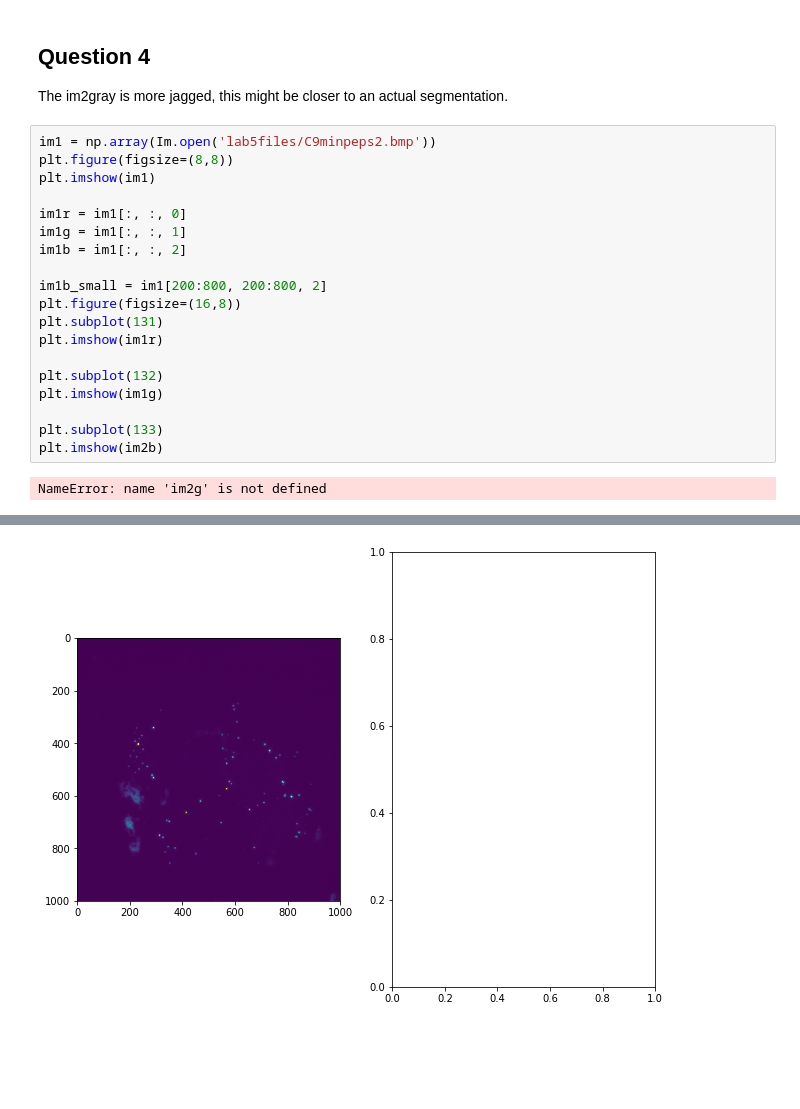
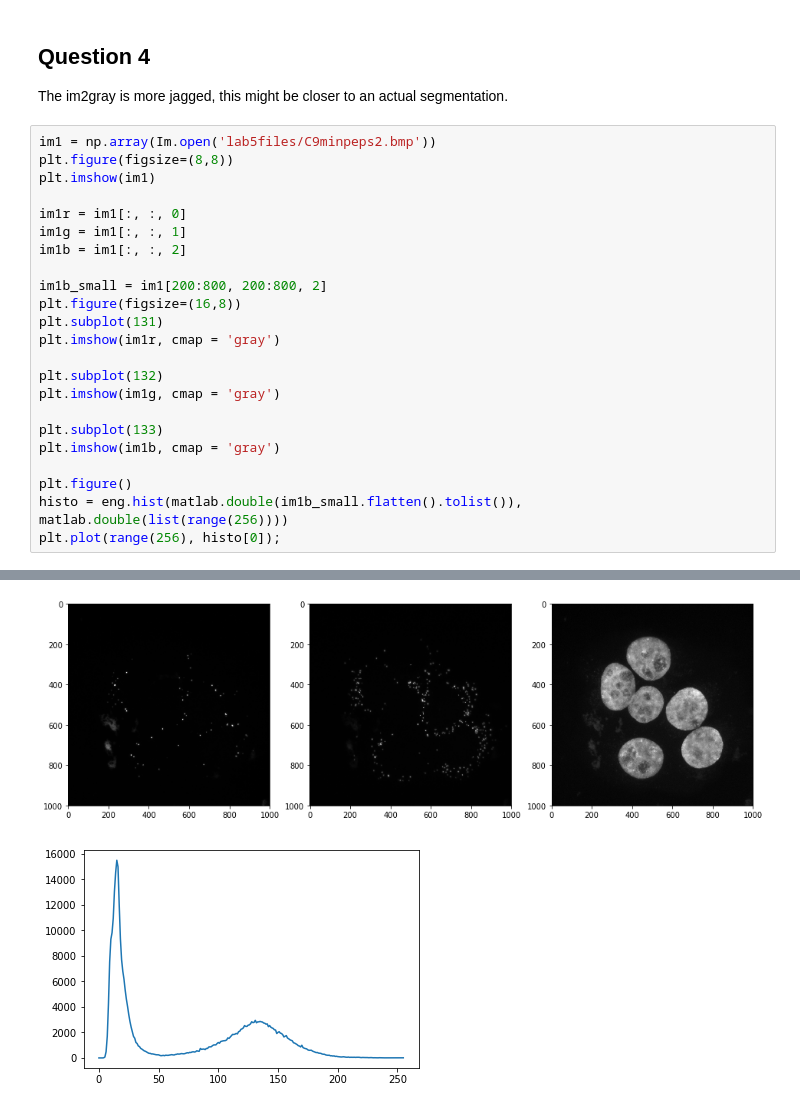
Before and after one commit to NaabZer/tsbb08-labs, a Jupyter notebook: lab5/lab5.ipynb, the cells around one changed output, grey strips where cells are left out. Drawn from its saved outputs; the diff is of its cells as text; blank space fills up the shorter version.

```diff
--- a/lab5/lab5.ipynb
+++ b/lab5/lab5.ipynb
@@ -78,23 +78,27 @@ The im2gray is more jagged, this might be closer to an actual segmentation.
 # %%
 im1 = np.array(Im.open('lab5files/C9minpeps2.bmp'))
 plt.figure(figsize=(8,8))
 plt.imshow(im1)
 
 im1r = im1[:, :, 0]
 im1g = im1[:, :, 1]
 im1b = im1[:, :, 2]
 
 im1b_small = im1[200:800, 200:800, 2]
 plt.figure(figsize=(16,8))
 plt.subplot(131)
-plt.imshow(im1r)
+plt.imshow(im1r, cmap = 'gray')
 
 plt.subplot(132)
-plt.imshow(im1g)
+plt.imshow(im1g, cmap = 'gray')
 
 plt.subplot(133)
-plt.imshow(im2b)
+plt.imshow(im1b, cmap = 'gray')
+
+plt.figure()
+histo = eng.hist(matlab.double(im1b_small.flatten().tolist()), matlab.double(list(range(256))))
+plt.plot(range(256), histo[0]);
 # %% [output]
-NameError: name 'im2g' is not defined
 [figure]
-[figure, old version]
+[figure, new version]
+[figure, added]
```
Also changed, not shown: parts of 6 cells of this notebook.
